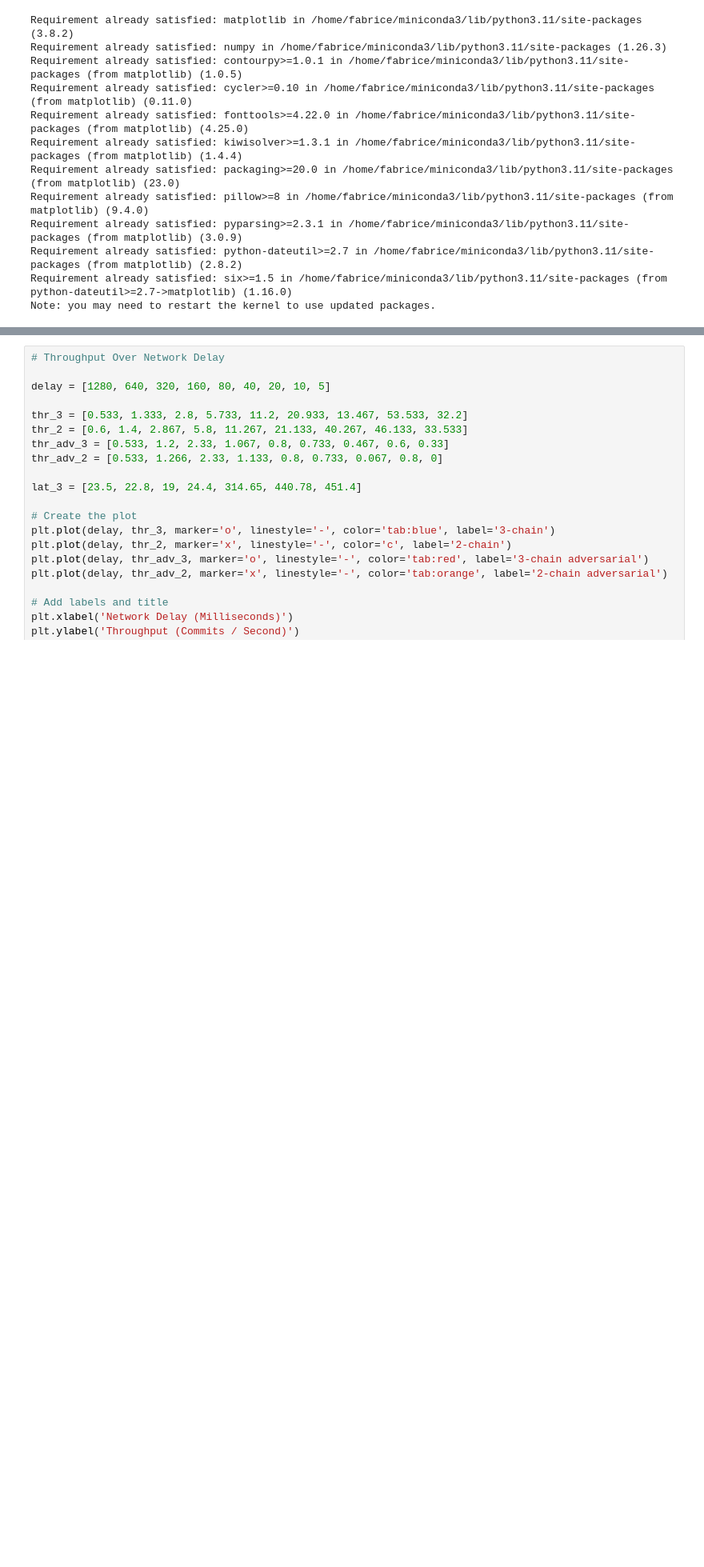
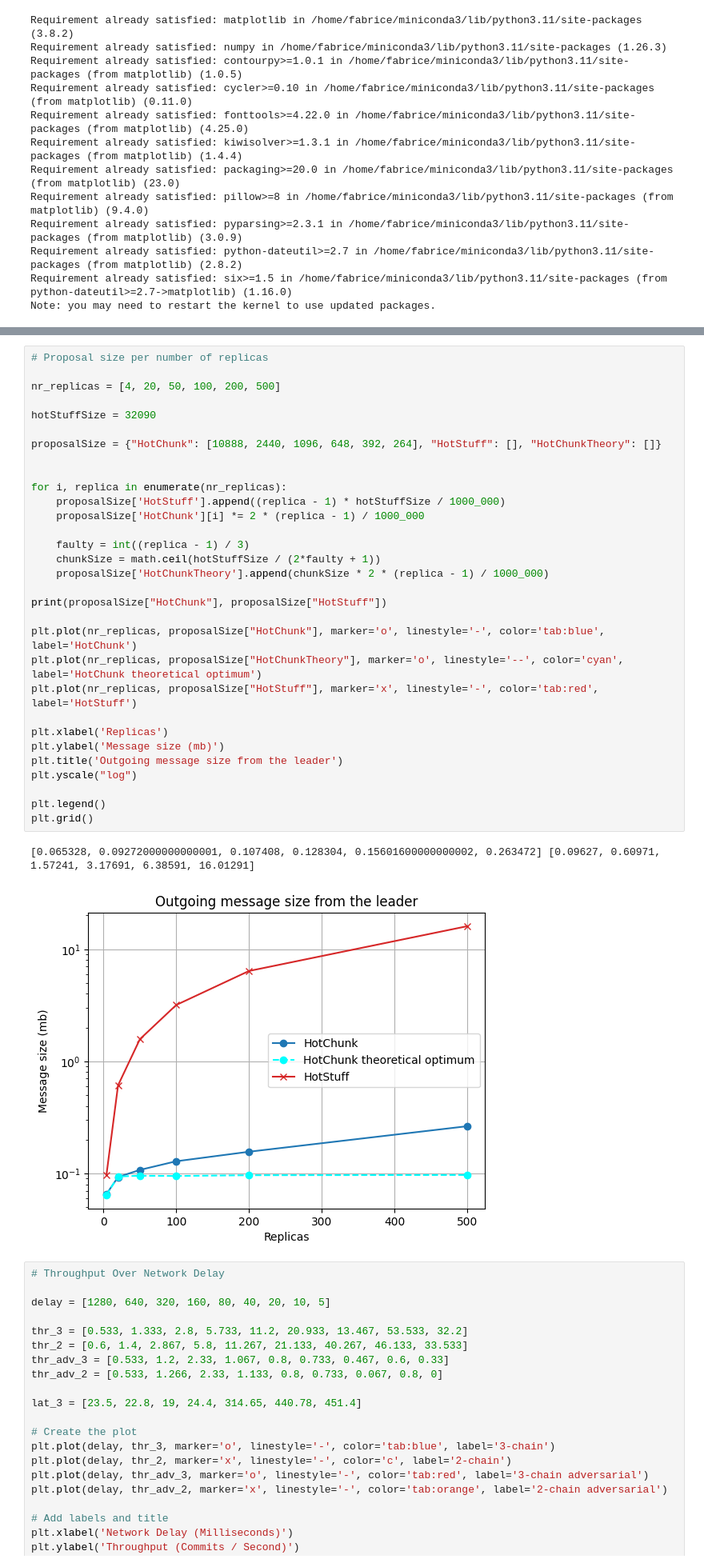
Before and after one commit to Fabr-ce/libhotchunk, a Jupyter notebook: scripts/Evaluation.ipynb, the cells around one changed output, grey strips where cells are left out. Shown at 80% size. Cells and saved outputs as stored; diff of their text form; blank space fills up the shorter version.

```diff
--- a/scripts/Evaluation.ipynb
+++ b/scripts/Evaluation.ipynb
@@ -198,3 +197,37 @@ Log file ../experiments/['hotstuff','50','100','1000','5000']:20:3/log3 not foun
+# %%
+# Proposal size per number of replicas
+
+nr_replicas = [4, 20, 50, 100, 200, 500]
+
+hotStuffSize = 32090
+
+proposalSize = {"HotChunk": [10888, 2440, 1096, 648, 392, 264], "HotStuff": [], "HotChunkTheory": []}
+
+
+for i, replica in enumerate(nr_replicas):
+    proposalSize['HotStuff'].append((replica - 1) * hotStuffSize / 1000_000)
+    proposalSize['HotChunk'][i] *= 2 * (replica - 1) / 1000_000
+
+    faulty = int((replica - 1) / 3)
+    chunkSize = math.ceil(hotStuffSize / (2*faulty + 1))
+    proposalSize['HotChunkTheory'].append(chunkSize * 2 * (replica - 1) / 1000_000)
+
+print(proposalSize["HotChunk"], proposalSize["HotStuff"])
+
+plt.plot(nr_replicas, proposalSize["HotChunk"], marker='o', linestyle='-', color='tab:blue', label='HotChunk')
+plt.plot(nr_replicas, proposalSize["HotChunkTheory"], marker='o', linestyle='--', color='cyan', label='HotChunk theoretical optimum')
+plt.plot(nr_replicas, proposalSize["HotStuff"], marker='x', linestyle='-', color='tab:red', label='HotStuff')
+
+plt.xlabel('Replicas')
+plt.ylabel('Message size (mb)')
+plt.title('Outgoing message size from the leader')
+plt.yscale("log")
+
+plt.legend()
+plt.grid()
+# %% [output]
+[0.065328, 0.09272000000000001, 0.107408, 0.128304, 0.15601600000000002, 0.263472] [0.09627, 0.60971, 1.57241, 3.17691, 6.38591, 16.01291]
+[figure, added]
 # %%
 # Throughput Over Network Delay
 
```
Also changed, not shown: parts of 6 cells of this notebook, 7 other files.
